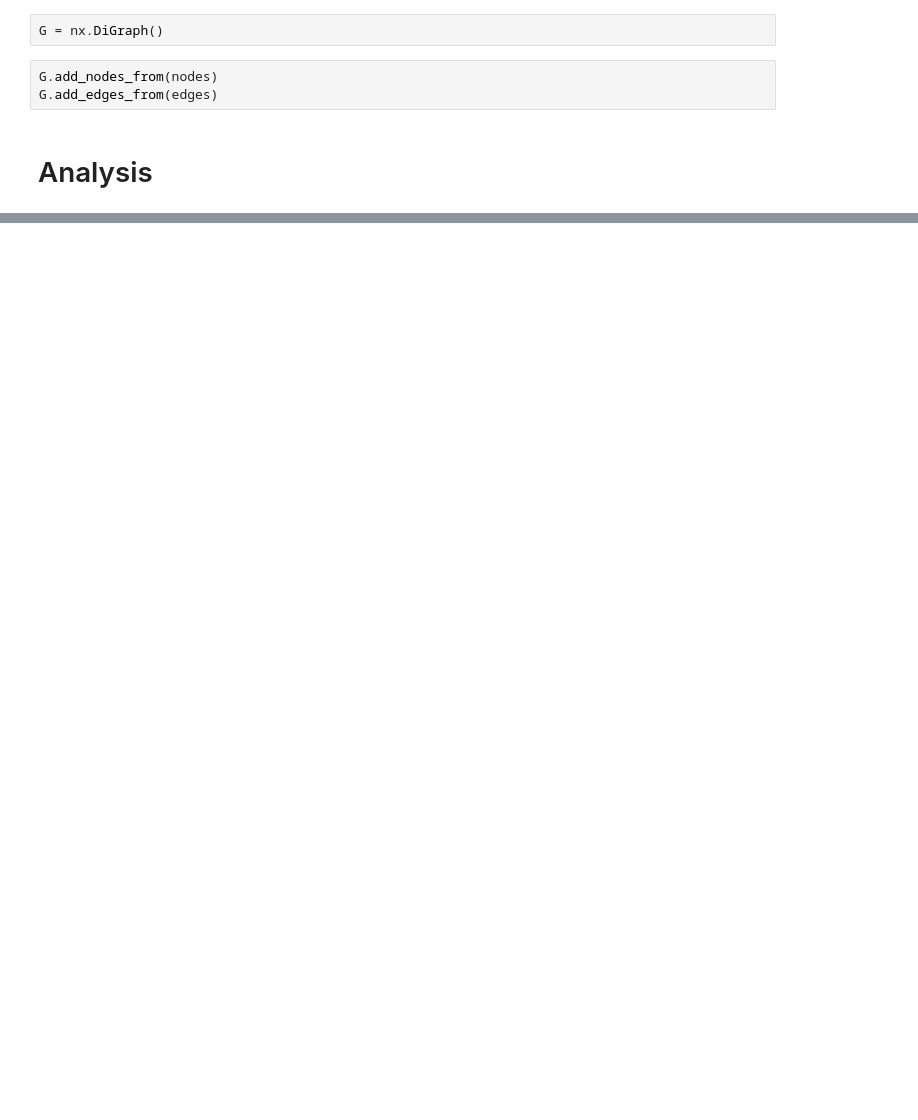
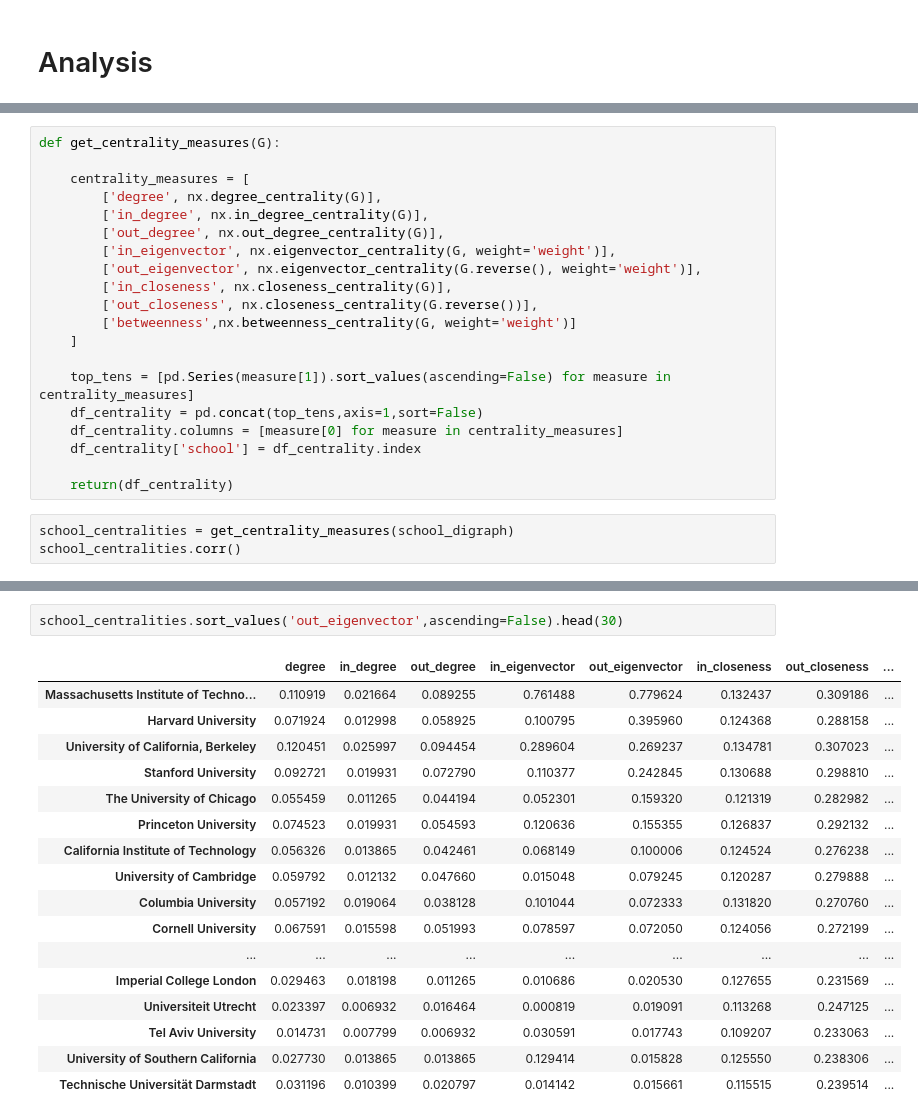
Before and after one commit to chansooligans/math_geneology, a Jupyter notebook: code/network_x_schools.ipynb, the cells around one changed output, grey strips where cells are left out. Cells and saved outputs as stored; diff of their text form; blank space fills up the shorter version.

```diff
--- a/code/network_x_schools.ipynb
+++ b/code/network_x_schools.ipynb
@@ -65,7 +64,2 @@ len(df_edges.loc[df_edges.advisor_school.str.contains('New York Univ'),:]['id'])
-# %%
-G = nx.DiGraph()
-# %%
-G.add_nodes_from(nodes)
-G.add_edges_from(edges)
 # %% [markdown]
 # Analysis
@@ -149,0 +83,23 @@ nx.write_graphml(G,'../data/g.xml')
+# %%
+def get_centrality_measures(G):
+
+    centrality_measures = [
+        ['degree', nx.degree_centrality(G)],
+        ['in_degree', nx.in_degree_centrality(G)],
+        ['out_degree', nx.out_degree_centrality(G)],
+        ['in_eigenvector', nx.eigenvector_centrality(G, weight='weight')],
+        ['out_eigenvector', nx.eigenvector_centrality(G.reverse(), weight='weight')],
+        ['in_closeness', nx.closeness_centrality(G)],
+        ['out_closeness', nx.closeness_centrality(G.reverse())],
+        ['betweenness',nx.betweenness_centrality(G, weight='weight')]
+    ]
+
+    top_tens = [pd.Series(measure[1]).sort_values(ascending=False) for measure in centrality_measures]
+    df_centrality = pd.concat(top_tens,axis=1,sort=False)
+    df_centrality.columns = [measure[0] for measure in centrality_measures]
+    df_centrality['school'] = df_centrality.index
+
+    return(df_centrality)
+# %%
+school_centralities = get_centrality_measures(school_digraph)
+school_centralities.corr()
@@ -149,0 +116,20 @@ nx.write_graphml(G,'../data/g.xml')
+# %%
+school_centralities.sort_values('out_eigenvector',ascending=False).head(30)
+# %% [output]
+|  | degree | in_degree | out_degree | in_eigenvector | out_eigenvector | in_closeness | out_closeness | ... |
+| Massachusetts Institute of Techno... | 0.110919 | 0.021664 | 0.089255 | 0.761488 | 0.779624 | 0.132437 | 0.309186 | ... |
+| Harvard University | 0.071924 | 0.012998 | 0.058925 | 0.100795 | 0.395960 | 0.124368 | 0.288158 | ... |
+| University of California, Berkeley | 0.120451 | 0.025997 | 0.094454 | 0.289604 | 0.269237 | 0.134781 | 0.307023 | ... |
+| Stanford University | 0.092721 | 0.019931 | 0.072790 | 0.110377 | 0.242845 | 0.130688 | 0.298810 | ... |
+| The University of Chicago | 0.055459 | 0.011265 | 0.044194 | 0.052301 | 0.159320 | 0.121319 | 0.282982 | ... |
+| Princeton University | 0.074523 | 0.019931 | 0.054593 | 0.120636 | 0.155355 | 0.126837 | 0.292132 | ... |
+| California Institute of Technology | 0.056326 | 0.013865 | 0.042461 | 0.068149 | 0.100006 | 0.124524 | 0.276238 | ... |
+| University of Cambridge | 0.059792 | 0.012132 | 0.047660 | 0.015048 | 0.079245 | 0.120287 | 0.279888 | ... |
+| Columbia University | 0.057192 | 0.019064 | 0.038128 | 0.101044 | 0.072333 | 0.131820 | 0.270760 | ... |
+| Cornell University | 0.067591 | 0.015598 | 0.051993 | 0.078597 | 0.072050 | 0.124056 | 0.272199 | ... |
+| ... | ... | ... | ... | ... | ... | ... | ... | ... |
+| Imperial College London | 0.029463 | 0.018198 | 0.011265 | 0.010686 | 0.020530 | 0.127655 | 0.231569 | ... |
+| Universiteit Utrecht | 0.023397 | 0.006932 | 0.016464 | 0.000819 | 0.019091 | 0.113268 | 0.247125 | ... |
+| Tel Aviv University | 0.014731 | 0.007799 | 0.006932 | 0.030591 | 0.017743 | 0.109207 | 0.233063 | ... |
+| University of Southern California | 0.027730 | 0.013865 | 0.013865 | 0.129414 | 0.015828 | 0.125550 | 0.238306 | ... |
+| Technische Universität Darmstadt | 0.031196 | 0.010399 | 0.020797 | 0.014142 | 0.015661 | 0.115515 | 0.239514 | ... |
```
Also changed, not shown: parts of 50 cells of this notebook, 2 other files.
